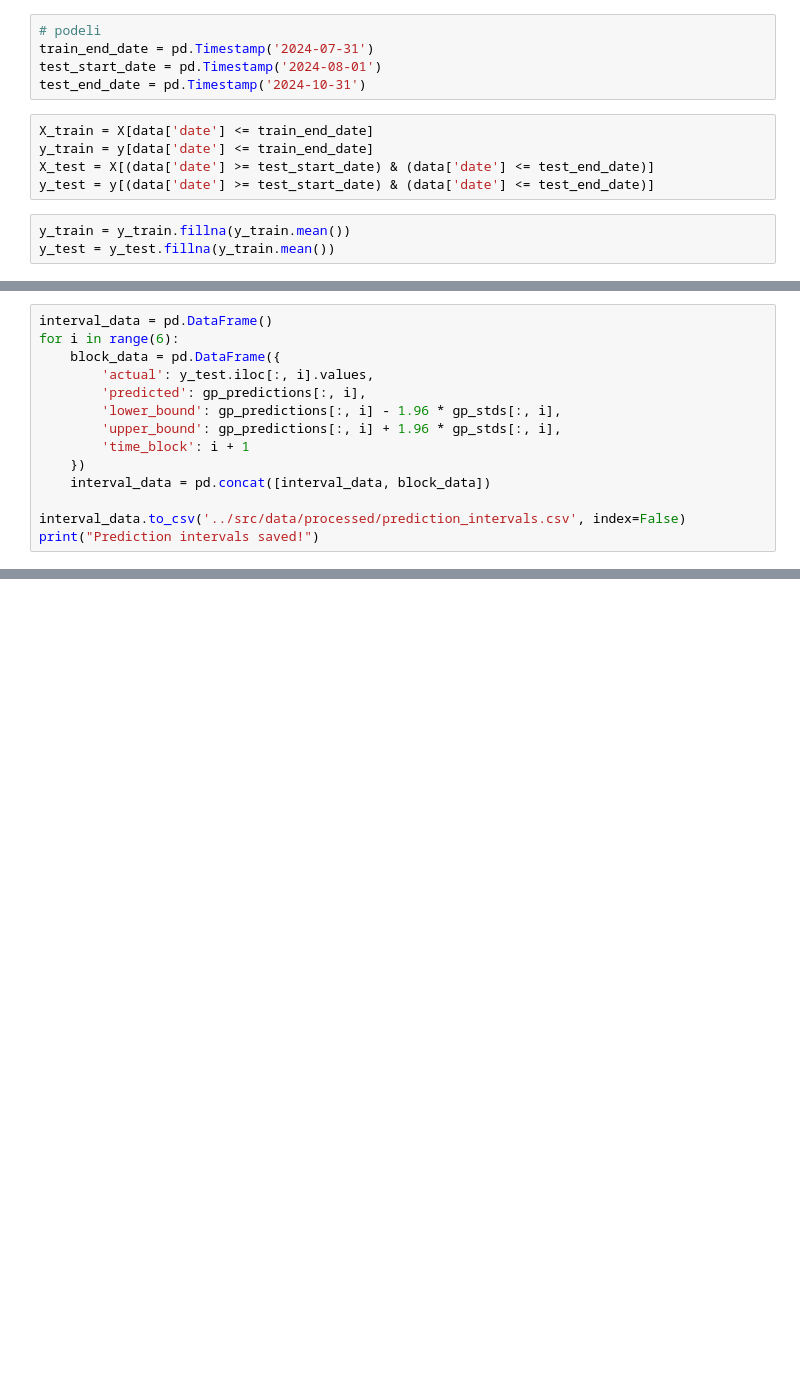
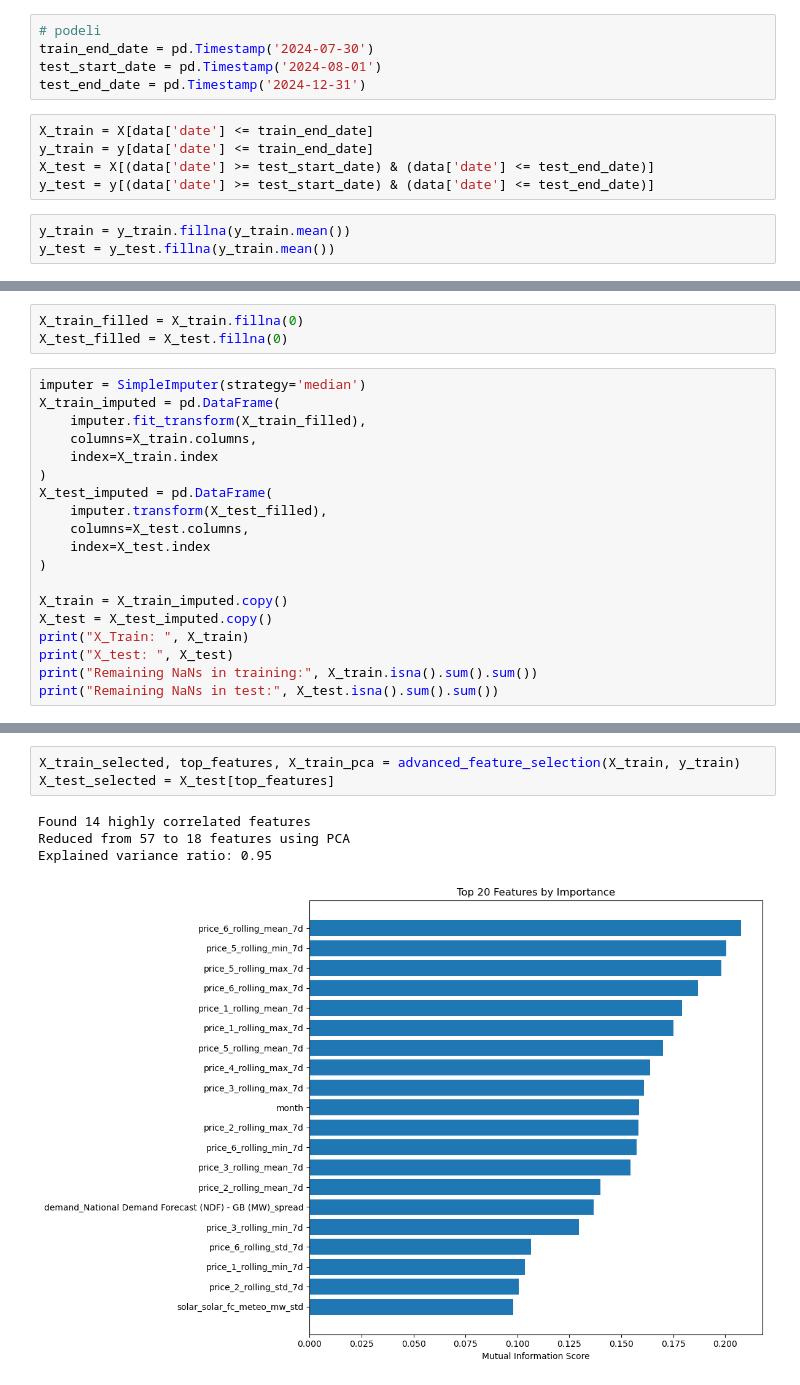
Before and after one commit to apostoloska21/reference_day, a Jupyter notebook: task2_week2/notebooks/forecasting_dcl.ipynb, the cells around one changed output, grey strips where cells are left out. Saved outputs shown, nothing was run; the diff lists cells and outputs as text; blank space fills up the shorter version.

```diff
--- a/task2_week2/notebooks/forecasting_dcl.ipynb
+++ b/task2_week2/notebooks/forecasting_dcl.ipynb
@@ -73,9 +233,9 @@ X = data[feature_cols]
 y = data[target_cols]
 # %%
 # podeli
-train_end_date = pd.Timestamp('2024-07-31')
+train_end_date = pd.Timestamp('2024-07-30')
 test_start_date = pd.Timestamp('2024-08-01')
-test_end_date = pd.Timestamp('2024-10-31')
+test_end_date = pd.Timestamp('2024-12-31')
 # %%
 X_train = X[data['date'] <= train_end_date]
 y_train = y[data['date'] <= train_end_date]
@@ -633,14 +246,0 @@ Final Comparison Results:
-# %%
-interval_data = pd.DataFrame()
-for i in range(6):
-    block_data = pd.DataFrame({
-        'actual': y_test.iloc[:, i].values,
-        'predicted': gp_predictions[:, i],
-        'lower_bound': gp_predictions[:, i] - 1.96 * gp_stds[:, i],
-        'upper_bound': gp_predictions[:, i] + 1.96 * gp_stds[:, i],
-        'time_block': i + 1
-    })
-    interval_data = pd.concat([interval_data, block_data])
-
-interval_data.to_csv('../src/data/processed/prediction_intervals.csv', index=False)
-print("Prediction intervals saved!")
@@ -648,0 +247,22 @@ Prediction intervals saved!
+# %%
+X_train_filled = X_train.fillna(0)
+X_test_filled = X_test.fillna(0)
+# %%
+imputer = SimpleImputer(strategy='median')
+X_train_imputed = pd.DataFrame(
+    imputer.fit_transform(X_train_filled),
+    columns=X_train.columns,
+    index=X_train.index
+)
+X_test_imputed = pd.DataFrame(
+    imputer.transform(X_test_filled),
+    columns=X_test.columns,
+    index=X_test.index
+)
+
+X_train = X_train_imputed.copy()
+X_test = X_test_imputed.copy()
+print("X_Train: ", X_train)
+print("X_test: ", X_test)
+print("Remaining NaNs in training:", X_train.isna().sum().sum())
+print("Remaining NaNs in test:", X_test.isna().sum().sum())
@@ -648,0 +334,8 @@ Prediction intervals saved!
+# %%
+X_train_selected, top_features, X_train_pca = advanced_feature_selection(X_train, y_train)
+X_test_selected = X_test[top_features]
+# %% [output]
+Found 14 highly correlated features
+Reduced from 57 to 18 features using PCA
+Explained variance ratio: 0.95
+[figure, added]
```
Also changed, not shown: parts of 72 cells of this notebook, 5 other files.
